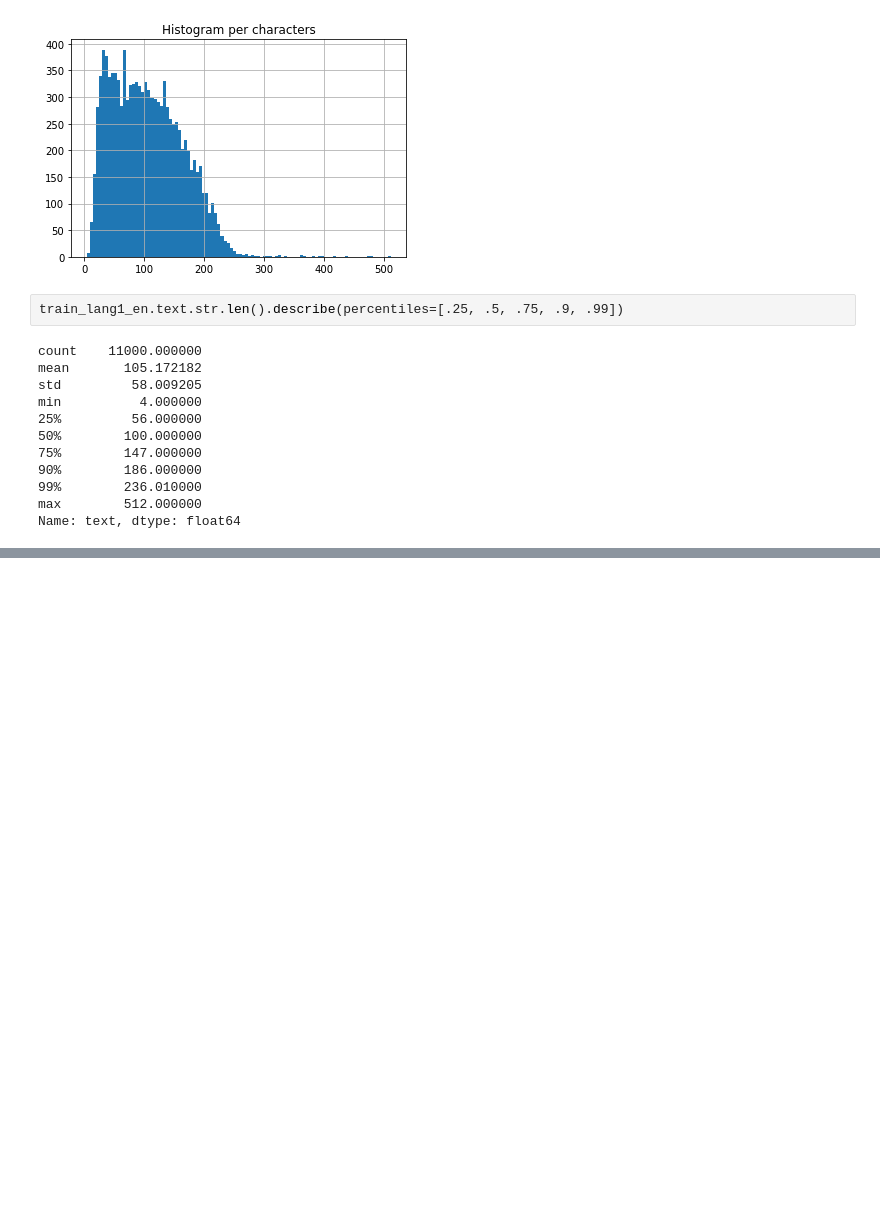
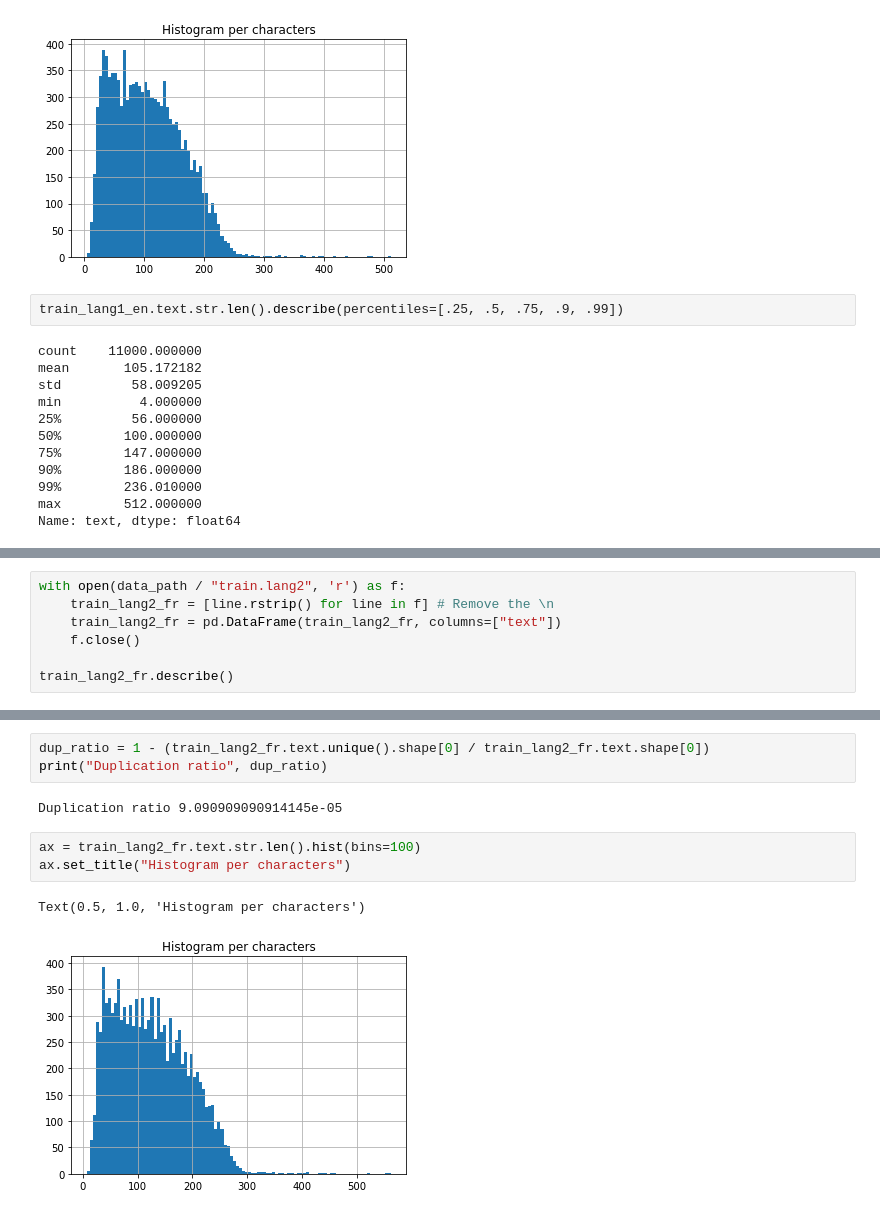
Before and after one commit to cccwam/ift6759-project2-public, a Jupyter notebook: notebooks/EDA-FM-13032020.ipynb, the cells around one changed output, grey strips where cells are left out. Saved outputs shown, nothing was run; the diff lists cells and outputs as text; blank space fills up the shorter version.

```diff
--- a/notebooks/EDA-FM-13032020.ipynb
+++ b/notebooks/EDA-FM-13032020.ipynb
@@ -405,0 +279,7 @@ daily_valid_df[stations].describe(percentiles=np.concatenate([np.arange(0, .75,
+# %%
+with open(data_path / "train.lang2", 'r') as f:
+    train_lang2_fr = [line.rstrip() for line in f] # Remove the \n
+    train_lang2_fr = pd.DataFrame(train_lang2_fr, columns=["text"])
+    f.close()
+
+train_lang2_fr.describe()
@@ -405,0 +292,11 @@ daily_valid_df[stations].describe(percentiles=np.concatenate([np.arange(0, .75,
+# %%
+dup_ratio = 1 - (train_lang2_fr.text.unique().shape[0] / train_lang2_fr.text.shape[0])
+print("Duplication ratio", dup_ratio)
+# %% [output]
+Duplication ratio 9.090909090914145e-05
+# %%
+ax = train_lang2_fr.text.str.len().hist(bins=100)
+ax.set_title("Histogram per characters")
+# %% [output]
+Text(0.5, 1.0, 'Histogram per characters')
+[figure, added]
```
Also changed, not shown: parts of 138 cells of this notebook, 1 other file.
